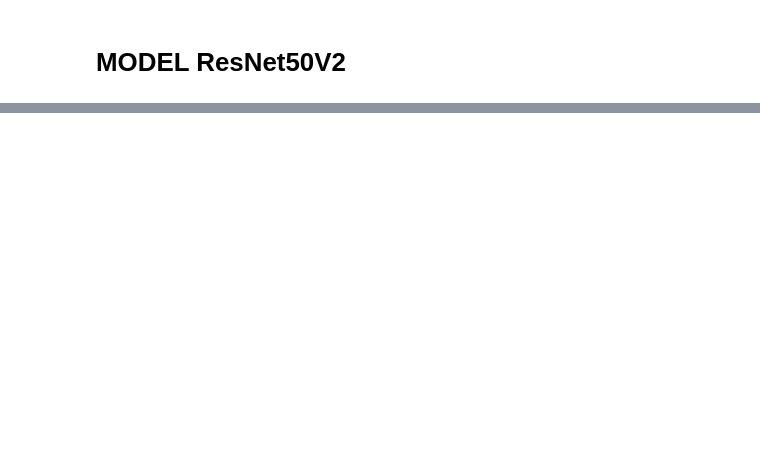
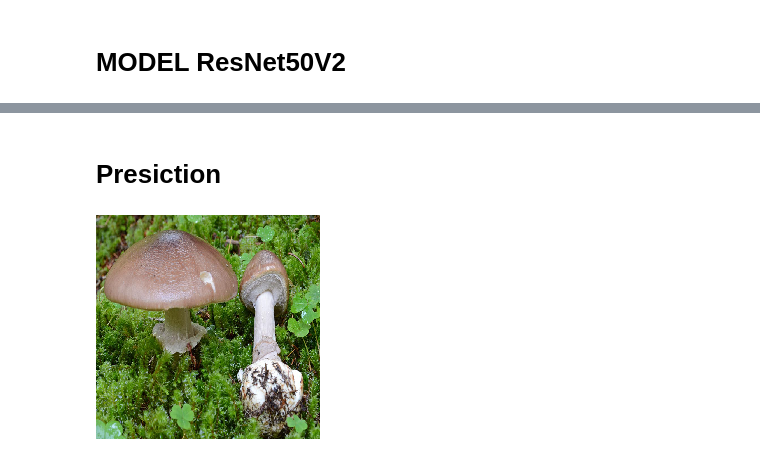
Before and after one commit to RosiNantis/mushroom_classification, a Jupyter notebook: Kaggle_models.ipynb, the cells around one changed output, grey strips where cells are left out. Saved outputs shown, nothing was run; the diff lists cells and outputs as text; code cells hidden in the pictures; blank space fills up the shorter version.

Commit message:
trying models

```diff
--- a/Kaggle_models.ipynb
+++ b/Kaggle_models.ipynb
@@ -127,0 +150,3 @@ model, history = fit_ResNet50V2(epochs = 200)
+# %%
+model=keras.models.load_model(
+    "models/ResNet50V2_001_200_100.h5")
@@ -127,0 +205,2 @@ model, history = fit_ResNet50V2(epochs = 200)
+# %% [markdown]
+# Presiction
@@ -127,0 +240,5 @@ model, history = fit_ResNet50V2(epochs = 200)
+# %%
+img_test = keras.preprocessing.image.load_img(direct+ test[val], target_size=(224,224))
+img_test
+# %% [output]
+[figure, added]
```
Also changed, not shown: parts of 14 cells of this notebook, 14 other files.
